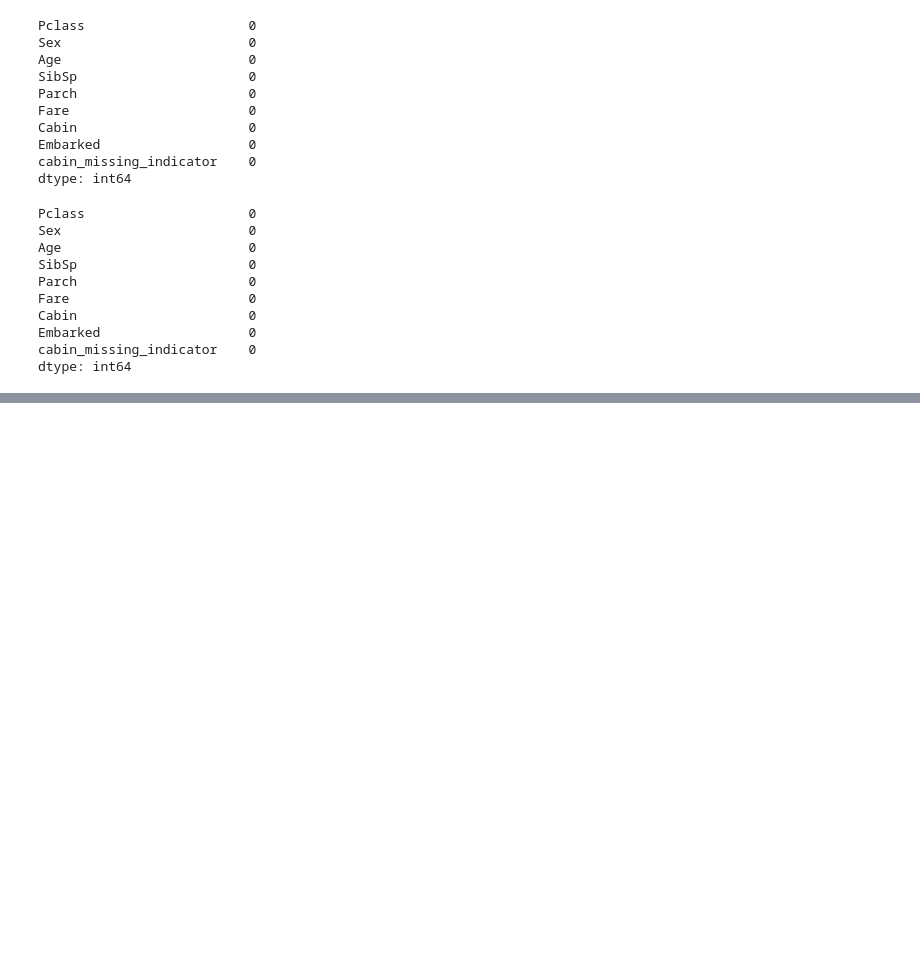
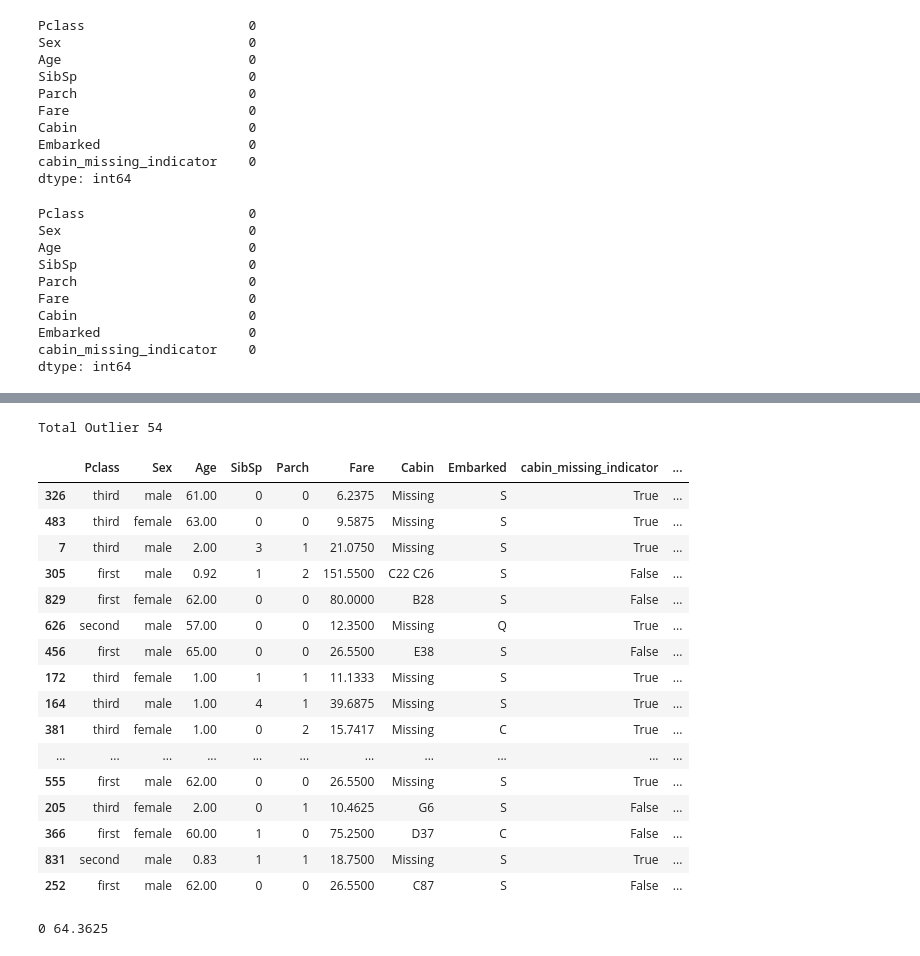
Before and after one commit to mehedihasanfoysal8/AI-ML, a Jupyter notebook: Machine Learning/week-01/feature_engineering.ipynb, the cells around one changed output, grey strips where cells are left out. Cells and saved outputs as stored; diff of their text form; code cells hidden in the pictures; blank space fills up the shorter version.

```diff
--- a/Machine Learning/week-01/feature_engineering.ipynb
+++ b/Machine Learning/week-01/feature_engineering.ipynb
@@ -386,0 +485,36 @@ dtype: int64
+# %%
+age_of_outlier = x_train[(x_train['Age'] < age_min_value) | (x_train['Age'] > age_max_value)]
+
+print("Total Outlier", len(age_of_outlier))
+display(age_of_outlier)
+# %% [output]
+Total Outlier 54
+|  | Pclass | Sex | Age | SibSp | Parch | Fare | Cabin | Embarked | cabin_missing_indicator | ... |
+| 326 | third | male | 61.00 | 0 | 0 | 6.2375 | Missing | S | True | ... |
+| 483 | third | female | 63.00 | 0 | 0 | 9.5875 | Missing | S | True | ... |
+| 7 | third | male | 2.00 | 3 | 1 | 21.0750 | Missing | S | True | ... |
+| 305 | first | male | 0.92 | 1 | 2 | 151.5500 | C22 C26 | S | False | ... |
+| 829 | first | female | 62.00 | 0 | 0 | 80.0000 | B28 | S | False | ... |
+| 626 | second | male | 57.00 | 0 | 0 | 12.3500 | Missing | Q | True | ... |
+| 456 | first | male | 65.00 | 0 | 0 | 26.5500 | E38 | S | False | ... |
+| 172 | third | female | 1.00 | 1 | 1 | 11.1333 | Missing | S | True | ... |
+| 164 | third | male | 1.00 | 4 | 1 | 39.6875 | Missing | S | True | ... |
+| 381 | third | female | 1.00 | 0 | 2 | 15.7417 | Missing | C | True | ... |
+| ... | ... | ... | ... | ... | ... | ... | ... | ... | ... | ... |
+| 555 | first | male | 62.00 | 0 | 0 | 26.5500 | Missing | S | True | ... |
+| 205 | third | female | 2.00 | 0 | 1 | 10.4625 | G6 | S | False | ... |
+| 366 | first | female | 60.00 | 1 | 0 | 75.2500 | D37 | C | False | ... |
+| 831 | second | male | 0.83 | 1 | 1 | 18.7500 | Missing | S | True | ... |
+| 252 | first | male | 62.00 | 0 | 0 | 26.5500 | C87 | S | False | ... |
+# %%
+fare_Q1 = x_train['Fare'].quantile(0.25)
+fare_Q3 = x_train['Fare'].quantile(0.75)
+
+fare_IQR = fare_Q3 - fare_Q1
+
+fare_min_value = max(0, fare_Q1 - 1.5 * fare_IQR)
+fare_max_value = fare_Q3 + 1.5 * fare_IQR
+
+print(fare_min_value, fare_max_value)
+# %% [output]
+0 64.3625
```
Also changed, not shown: parts of 10 cells of this notebook, 2 other files.
